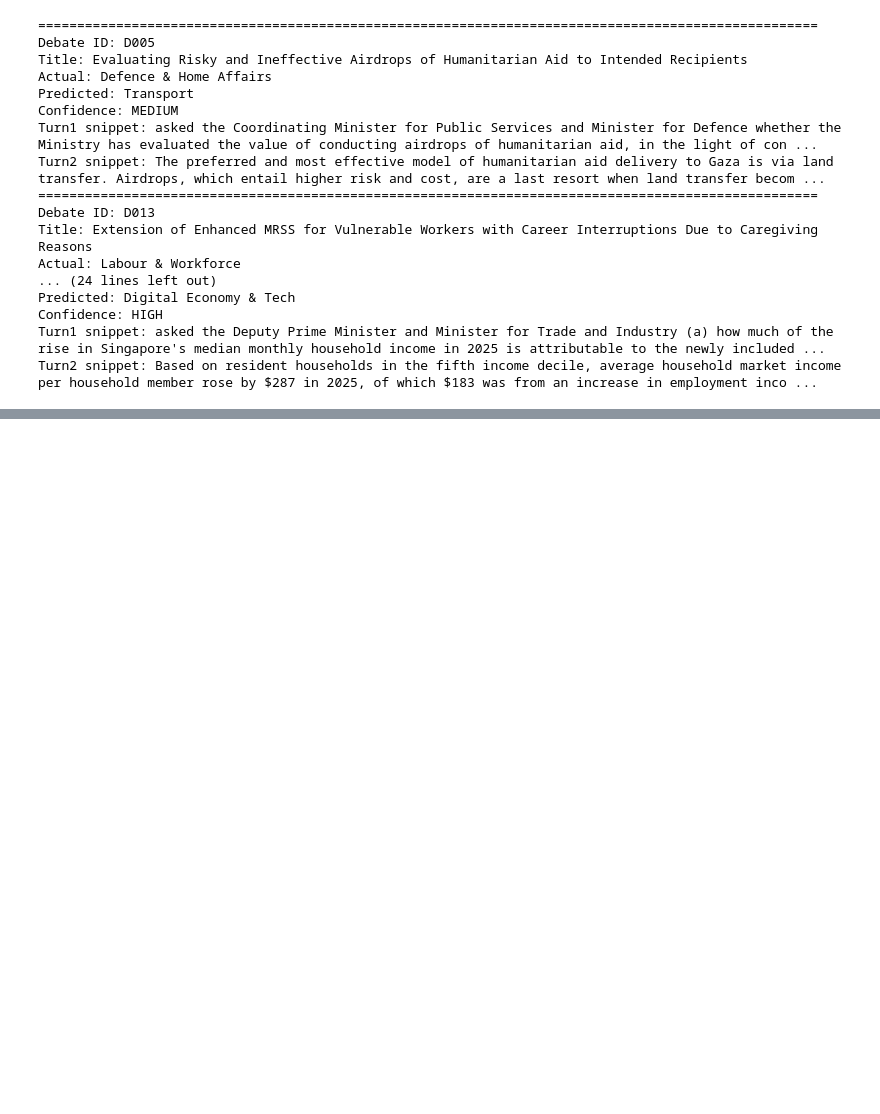
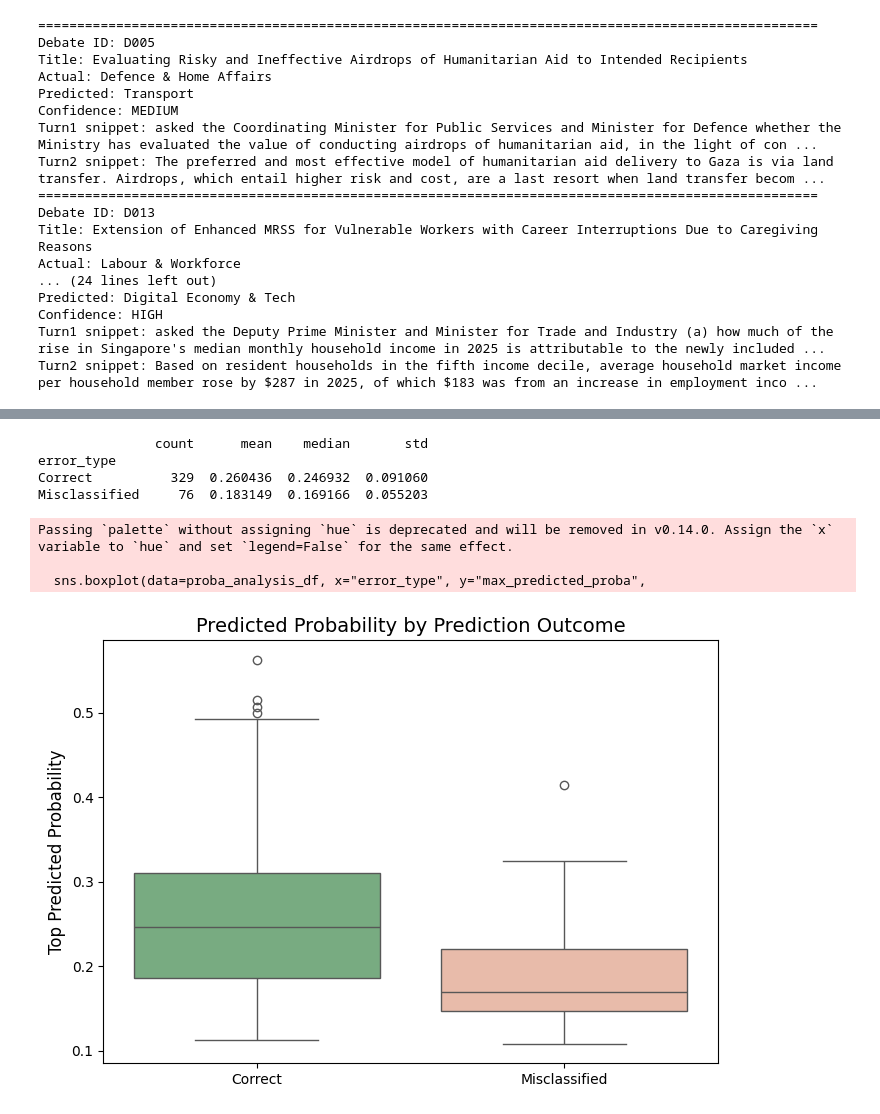
Before and after one commit to weeashira/policy_insight_platform, a Jupyter notebook: notebooks/sector_classification_exploration.ipynb, the cells around one changed output, grey strips where cells are left out. Drawn from its saved outputs; the diff is of its cells as text; code cells hidden in the pictures; blank space fills up the shorter version.

Commit message:
Add probability-based review signal analysis

```diff
--- a/notebooks/sector_classification_exploration.ipynb
+++ b/notebooks/sector_classification_exploration.ipynb
@@ -584,3 +584,21 @@ Predicted: Digital Economy & Tech
 Confidence: HIGH
 Turn1 snippet: asked the Deputy Prime Minister and Minister for Trade and Industry (a) how much of the rise in Singapore's median monthly household income in 2025 is attributable to the newly included ...
 Turn2 snippet: Based on resident households in the fifth income decile, average household market income per household member rose by $287 in 2025, of which $183 was from an increase in employment inco ...
+# %%
+# CV predicted probabilities for the unweighted main model
+y_cv_proba = cross_val_predict(sector_clf, X, y, cv=cv, method="predict_proba")
+
+# top predicted probability for each sample
+max_proba = y_cv_proba.max(axis=1)
+
+# whether prediction is correct
+is_correct = (y_cv_pred == y.values)
+
+# build analysis dataframe
+proba_analysis_df = df[["debate_id", "title", "sector_label", "confidence"]].copy()
+proba_analysis_df["predicted"] = y_cv_pred
+proba_analysis_df["max_predicted_proba"] = max_proba
+proba_analysis_df["is_correct"] = is_correct
+proba_analysis_df["error_type"] = np.where(is_correct, "Correct", "Misclassified")
+
+proba_analysis_df.head()
@@ -586,0 +612,25 @@ Turn2 snippet: Based on resident households in the fifth income decile, average
+# %%
+proba_summary = proba_analysis_df.groupby("error_type")["max_predicted_proba"].agg(["count", "mean", "median", "std"])
+print(proba_summary)
+# %% [output]
+               count      mean    median       std
+error_type
+Correct          329  0.260436  0.246932  0.091060
+Misclassified     76  0.183149  0.169166  0.055203
+# %%
+import seaborn as sns
+import matplotlib.pyplot as plt
+
+plt.figure(figsize=(7,5))
+sns.boxplot(data=proba_analysis_df, x="error_type", y="max_predicted_proba",
+            palette={"Correct":"#6fb47b", "Misclassified":"#f2b6a0"})
+plt.title("Predicted Probability by Prediction Outcome", fontsize=14)
+plt.xlabel("")
+plt.ylabel("Top Predicted Probability", fontsize=12)
+plt.tight_layout()
+plt.show()
+# %% [output]
+Passing `palette` without assigning `hue` is deprecated and will be removed in v0.14.0. Assign the `x` variable to `hue` and set `legend=False` for the same effect.
+
+  sns.boxplot(data=proba_analysis_df, x="error_type", y="max_predicted_proba",
+[figure, added]
```
Also changed, not shown: parts of 9 cells of this notebook, 4 other files.
